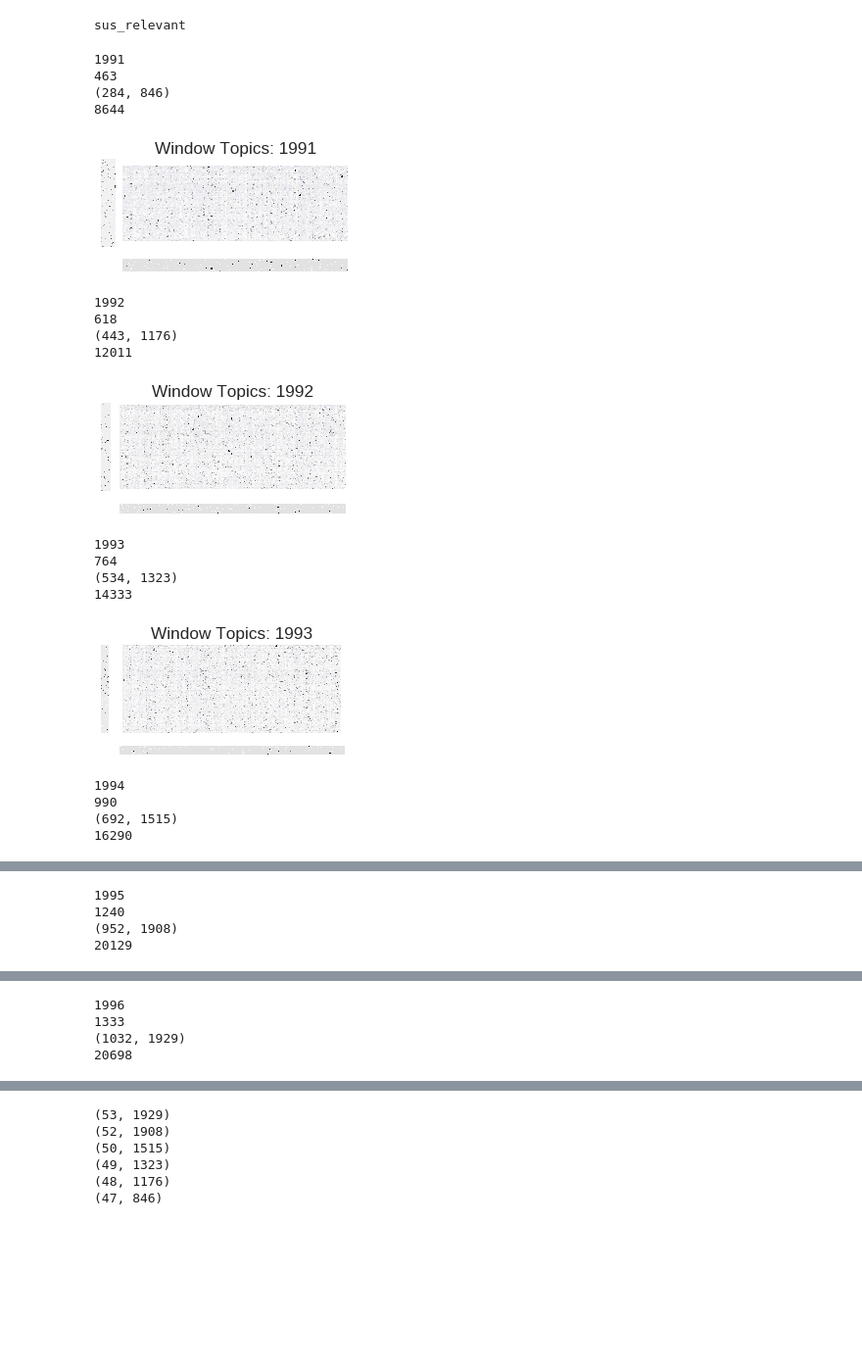
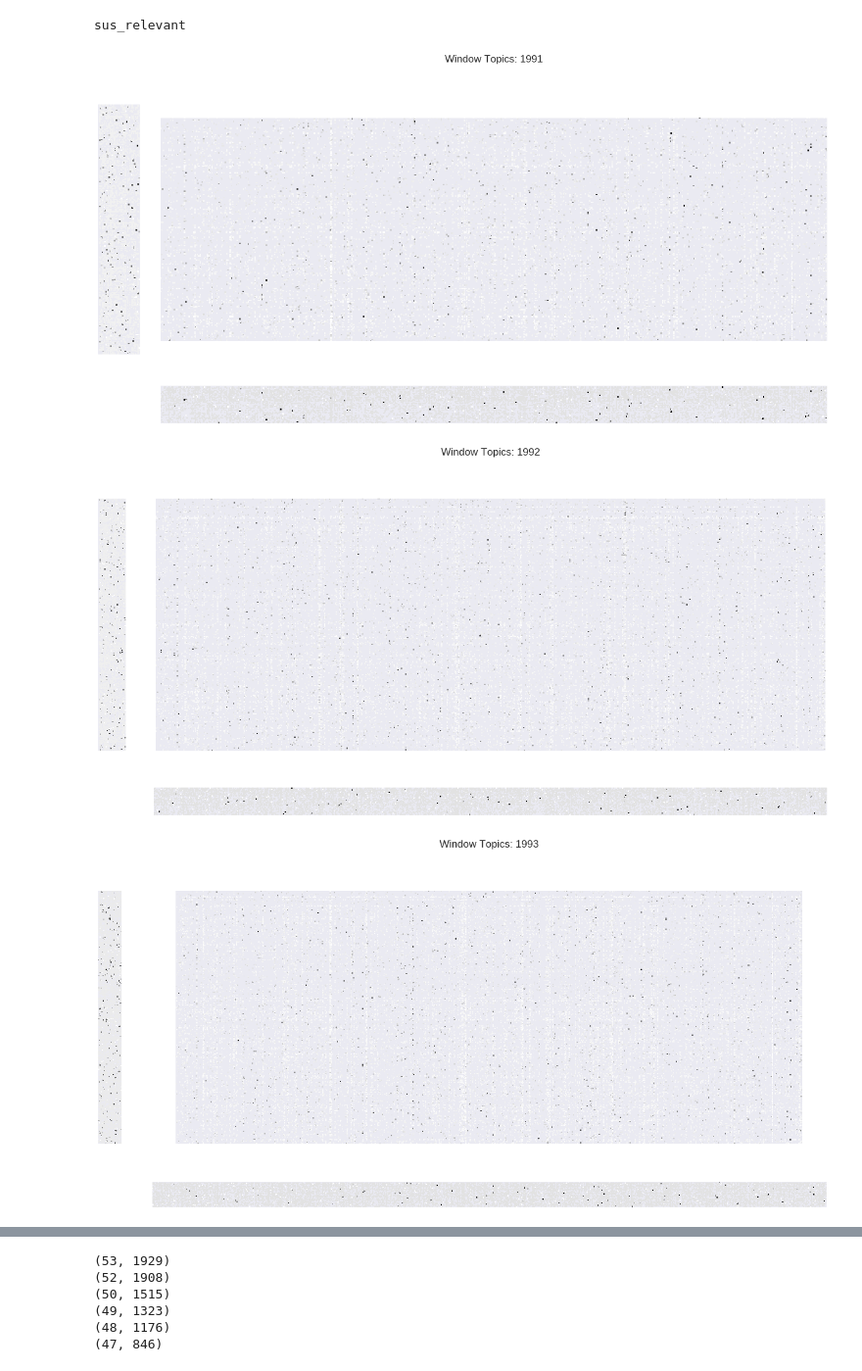
Before and after one commit to mcc-apsis/sustainability, a Jupyter notebook: code/explanation.ipynb, the cells around one changed output, grey strips where cells are left out. Shown at 98% size. Saved outputs shown, nothing was run; the diff lists cells and outputs as text; code cells hidden in the pictures; blank space fills up the shorter version.

Commit message:
small plots

```diff
--- a/code/explanation.ipynb
+++ b/code/explanation.ipynb
@@ -93,7 +93,7 @@ for y in [1991,1992,1993,1994,1995,1996]:
     H_m[(H_m<0.3) & (H_m>0.0005)]=0.1
     H_m[H_m==0.0]=np.nan
 
-    plt.rcParams["figure.figsize"] = [4,2.5]
+    plt.rcParams["figure.figsize"] = [297/6/2.54,297/6/2.54*0.6]
 
     fig = plt.figure()
 
@@ -128,49 +128,33 @@ for y in [1991,1992,1993,1994,1995,1996]:
         tfidf_m,
         xticklabels=False,
         yticklabels=False,
         cmap="Greys",
         square=True,
         ax=ax3,
         #cbar_ax=ax4,
         cbar=False
     )
 
     m = tfidf_m.shape[0] # docs
     n = tfidf_m.shape[1] # terms
     r = H_m.shape[1] # topics
 
     #ax1.text(H_m.shape[1]*4,H_m.shape[0]/2,"H:\n{}\nx\n{}".format(H_m.shape[1],H_m.shape[0]),
     #        va="center", ha="center")
 
     #ax1.text(H_m.shape[1]/2,-H_m.shape[0]/5,r'V$\approx$WH',ha="center")
     #ax2.text(W_m.shape[1]/2,W_m.shape[0]*2,"W: {} x {}".format(W_m.shape[1],W_m.shape[0]))
     #ax3.text(n*0.5,m*1.08,"V: {} x {}".format(n,m))
 
     st = fig.suptitle("Window Topics: {}".format(y), fontsize="x-large",ha="center")
     st.set_y(1.1)
     st.set_x(0.4)
 
     #fig.tight_layout()
     plt.savefig('../plots/VWH_{}.png'.format(y),bbox_inches='tight')
 
     plt.show()
 # %% [output]
-1991
-463
-(284, 846)
-8644
-[figure, old version]
+[figure, new version]
-1992
-618
-(443, 1176)
-12011
-[figure, old version]
+[figure, new version]
-1993
-764
-(534, 1323)
-14333
-[figure, old version]
+[figure, new version]
-1994
-990
-(692, 1515)
-16290
@@ -178,4 +161,0 @@ for y in [1991,1992,1993,1994,1995,1996]:
-1995
-1240
-(952, 1908)
-20129
@@ -183,4 +162,0 @@ for y in [1991,1992,1993,1994,1995,1996]:
-1996
-1333
-(1032, 1929)
-20698
```
Also changed, not shown: parts of 2 cells of this notebook, 6 other files.
